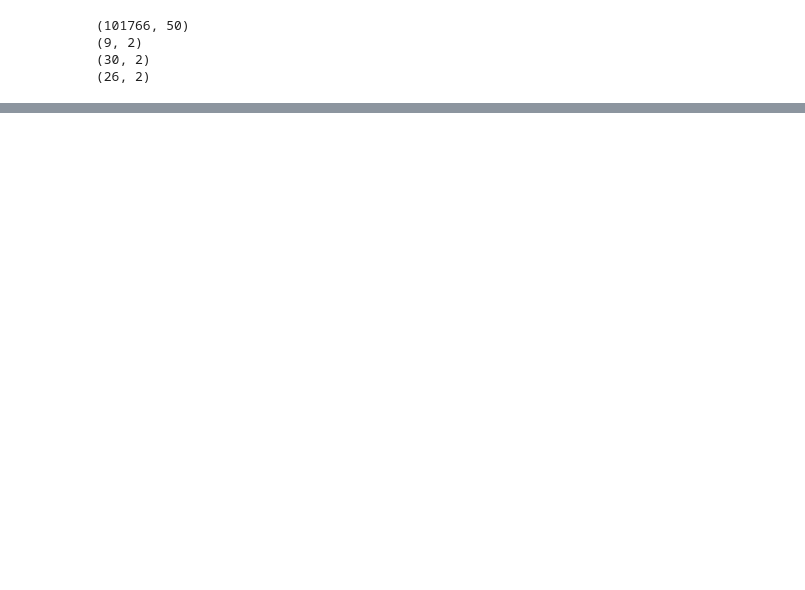
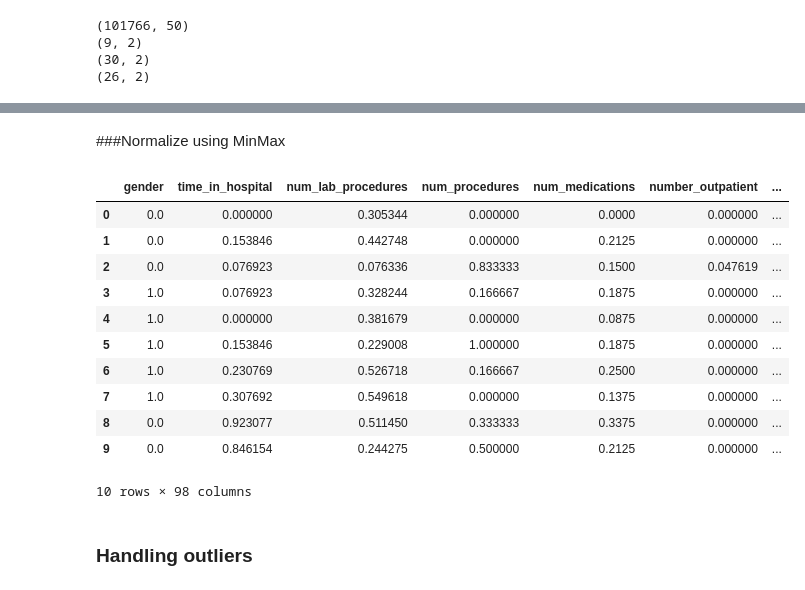
Before and after one commit to omarehab2110/Hospital-Readmission-Prediction, a Jupyter notebook: Project_Notebook.ipynb, the cells around one changed output, grey strips where cells are left out. Cells and saved outputs as stored; diff of their text form; code cells hidden in the pictures; blank space fills up the shorter version.

```diff
--- a/Project_Notebook.ipynb
+++ b/Project_Notebook.ipynb
@@ -131,0 +387,35 @@ df_Of_Diabetic_Data.describe()
+# %% [markdown]
+###Normalize using MinMax
+# %%
+scaler = MinMaxScaler()
+diag_cols = ['diag_1', 'diag_2', 'diag_3']
+
+for col in diag_cols:
+    # Attempt to convert the column to numeric.
+    # 'errors='coerce'' will turn any values that cannot be converted into NaN.
+    df_Of_Diabetic_Data[col] = pd.to_numeric(df_Of_Diabetic_Data[col], errors='coerce')
+
+# Select only numerical columns
+numerical_cols = df_Of_Diabetic_Data.select_dtypes(include=['int64', 'float64']).drop('readmitted', axis=1).columns
+# Exclude the target variable 'readmitted' if it's in the list
+if 'readmitted' in numerical_cols:
+    numerical_cols.remove('readmitted')
+
+# Apply Min-Max scaling to the numerical columns
+df_Of_Diabetic_Data[numerical_cols] = scaler.fit_transform(df_Of_Diabetic_Data[numerical_cols])
+
+# Display the head to see the normalized col
+df_Of_Diabetic_Data.head(10)
+# %% [output]
+|  | gender | time_in_hospital | num_lab_procedures | num_procedures | num_medications | number_outpatient | ... |
+| 0 | 0.0 | 0.000000 | 0.305344 | 0.000000 | 0.0000 | 0.000000 | ... |
+| 1 | 0.0 | 0.153846 | 0.442748 | 0.000000 | 0.2125 | 0.000000 | ... |
+| 2 | 0.0 | 0.076923 | 0.076336 | 0.833333 | 0.1500 | 0.047619 | ... |
+| 3 | 1.0 | 0.076923 | 0.328244 | 0.166667 | 0.1875 | 0.000000 | ... |
+| 4 | 1.0 | 0.000000 | 0.381679 | 0.000000 | 0.0875 | 0.000000 | ... |
+| 5 | 1.0 | 0.153846 | 0.229008 | 1.000000 | 0.1875 | 0.000000 | ... |
+| 6 | 1.0 | 0.230769 | 0.526718 | 0.166667 | 0.2500 | 0.000000 | ... |
+| 7 | 1.0 | 0.307692 | 0.549618 | 0.000000 | 0.1375 | 0.000000 | ... |
+| 8 | 0.0 | 0.923077 | 0.511450 | 0.333333 | 0.3375 | 0.000000 | ... |
+| 9 | 0.0 | 0.846154 | 0.244275 | 0.500000 | 0.2125 | 0.000000 | ... |
+10 rows × 98 columns
@@ -131,0 +424,2 @@ df_Of_Diabetic_Data.describe()
+# %% [markdown]
+### Handling outliers
```
Also changed, not shown: parts of 21 cells of this notebook.
